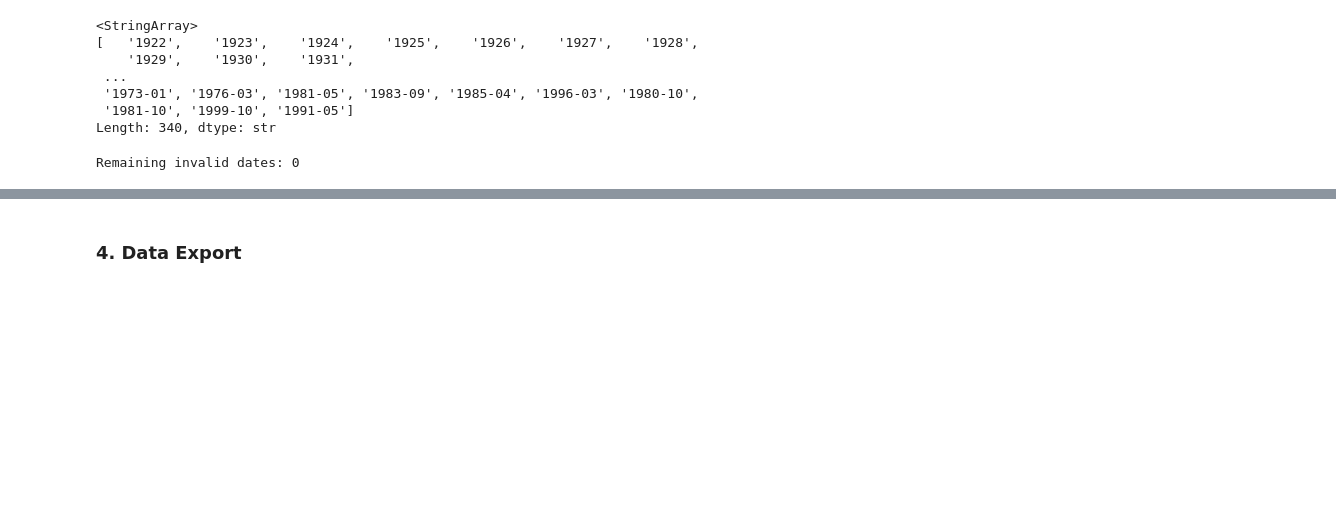
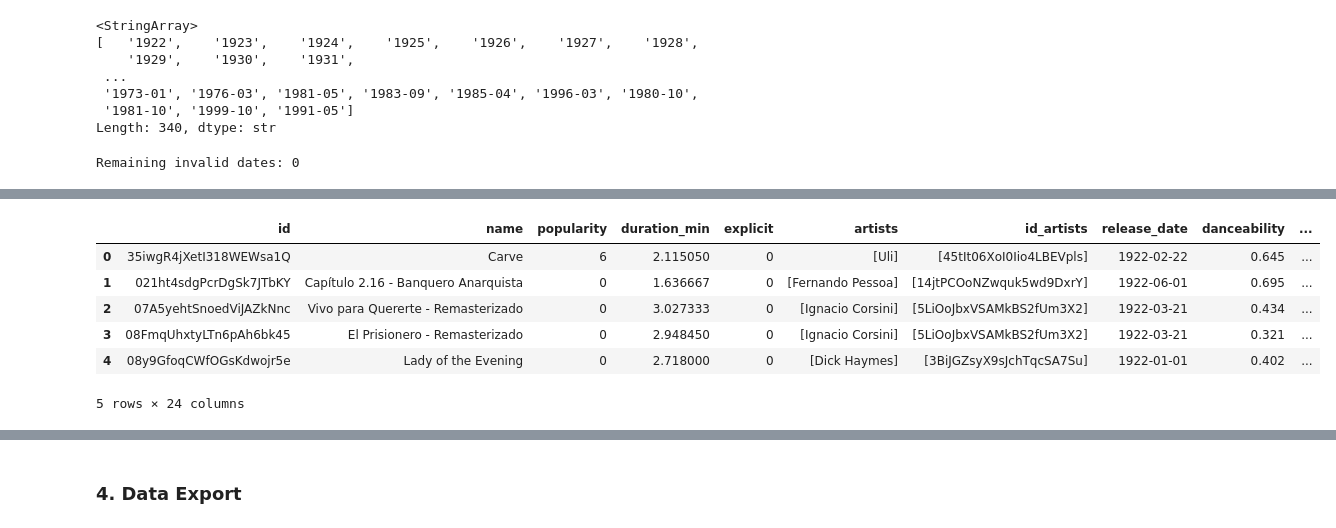
Before and after one commit to manuelcernigoj-lab/spoti-century, a Jupyter notebook: notebooks/01_tracks_elt.ipynb, the cells around one changed output, grey strips where cells are left out. Drawn from its saved outputs; the diff is of its cells as text; code cells hidden in the pictures; blank space fills up the shorter version.

```diff
--- a/notebooks/01_tracks_elt.ipynb
+++ b/notebooks/01_tracks_elt.ipynb
@@ -178,0 +234,4 @@ Remaining invalid dates: 0
+# %%
+soup = BeautifulSoup(page.content, "html.parser")
+table = soup.find(class_="wikitable")
+rows = table.find_all('tr')
@@ -179,3 +308,14 @@ Remaining invalid dates: 0
+# %%
+tracks = tracks.merge(df_keys, how = 'left', left_on = 'key', right_on = 'pitch')
+tracks.head()
+# %% [output]
+|  | id | name | popularity | duration_min | explicit | artists | id_artists | release_date | danceability | ... |
+| 0 | 35iwgR4jXetI318WEWsa1Q | Carve | 6 | 2.115050 | 0 | [Uli] | [45tIt06XoI0Iio4LBEVpls] | 1922-02-22 | 0.645 | ... |
+| 1 | 021ht4sdgPcrDgSk7JTbKY | Capítulo 2.16 - Banquero Anarquista | 0 | 1.636667 | 0 | [Fernando Pessoa] | [14jtPCOoNZwquk5wd9DxrY] | 1922-06-01 | 0.695 | ... |
+| 2 | 07A5yehtSnoedViJAZkNnc | Vivo para Quererte - Remasterizado | 0 | 3.027333 | 0 | [Ignacio Corsini] | [5LiOoJbxVSAMkBS2fUm3X2] | 1922-03-21 | 0.434 | ... |
+| 3 | 08FmqUhxtyLTn6pAh6bk45 | El Prisionero - Remasterizado | 0 | 2.948450 | 0 | [Ignacio Corsini] | [5LiOoJbxVSAMkBS2fUm3X2] | 1922-03-21 | 0.321 | ... |
+| 4 | 08y9GfoqCWfOGsKdwojr5e | Lady of the Evening | 0 | 2.718000 | 0 | [Dick Haymes] | [3BiJGZsyX9sJchTqcSA7Su] | 1922-01-01 | 0.402 | ... |
+5 rows × 24 columns
 # %%
 # Extract year
 tracks['year'] = tracks['release_date'].dt.year
```
Also changed, not shown: parts of 11 cells of this notebook.
